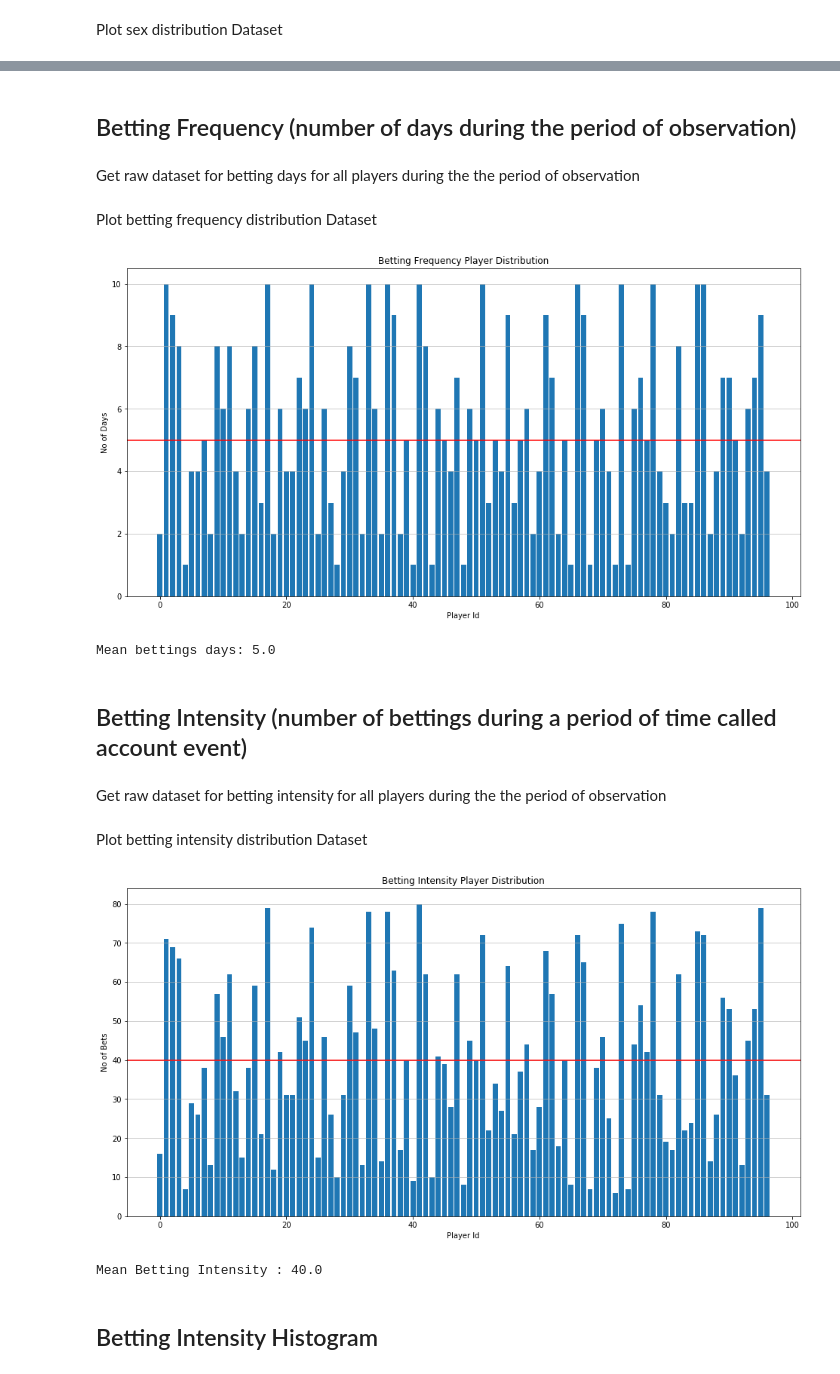
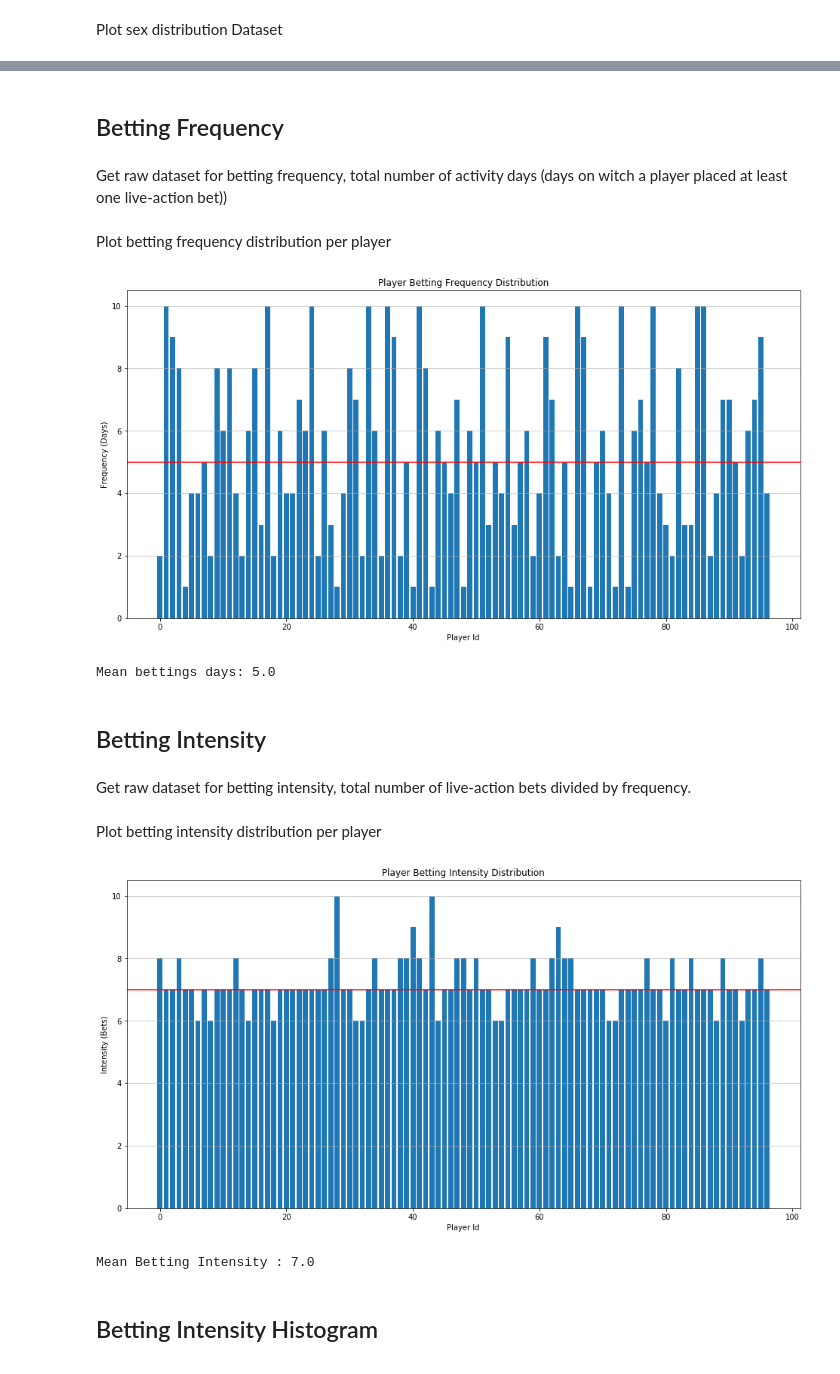
Before and after one commit to masalinas/training-vertica-python, a Jupyter notebook: notebooks/sgij_EDA_vertica.ipynb, the cells around one changed output, grey strips where cells are left out. Cells and saved outputs as stored; diff of their text form; code cells hidden in the pictures.

```diff
--- a/notebooks/sgij_EDA_vertica.ipynb
+++ b/notebooks/sgij_EDA_vertica.ipynb
@@ -26,7 +31,7 @@ YEAR = 2015
 # %% [markdown]
 Vertica Database connection string
 # %%
-config = {'host': '192.168.1.40',
+config = {'host': '192.168.1.125',
              'port': 5433,
              'user': 'dbadmin',
              'password': 'password',
@@ -42,7 +47,7 @@ config = {'host': '192.168.1.40',
 
 try:
   cnx = vertica_python.connect(**config)
-except mysql.connector.Error as err:
+except vertica.connector.Error as err:
   if err.errno == errorcode.ER_ACCESS_DENIED_ERROR:
     print("Something is wrong with your user name or password")
   elif err.errno == errorcode.ER_BAD_DB_ERROR:
@@ -92,10 +97,10 @@ Female Dataset Size: 38
 Male Dataset Size: 59
 ------------------------
 Dataset Size: 97
-# %% [markdown]
-## Betting Frequency (number of days during the period of observation)
-# %% [markdown]
-Get raw dataset for betting days for all players during the the period of observation
+# %% [markdown]
+## Betting Frequency
+# %% [markdown]
+Get raw dataset for betting frequency, total number of activity days (days on witch a player placed at least one live-action bet))
 # %%
 cursor = cnx.cursor()
 
@@ -111,32 +116,34 @@ cursor.execute(query)
 # return a list of tuples
 result_betting_frequency = list(cursor.fetchall())
 # %% [markdown]
-Plot betting frequency distribution Dataset
+Plot betting frequency distribution per player
 # %%
 data = np.array(result_betting_frequency) # numpy convert to string all values
 data = data.astype(int)
 
-values = data[:, 0]
+betting_frequency_values = data[:, 0]
 
-mean = round(values.mean())
+mean = round(betting_frequency_values.mean())
+
+#print(betting_frequency_values.size)
 
 plt.figure(figsize=(16, 8))
-plt.bar(np.arange(values.size), values)
-plt.title('Betting Frequency Player Distribution')
+plt.bar(np.arange(betting_frequency_values.size), betting_frequency_values)
+plt.title('Player Betting Frequency Distribution')
 plt.xlabel('Player Id')
-plt.ylabel('No of Days')
+plt.ylabel('Frequency (Days)')
 plt.axhline(y=mean, color='r', linestyle='-')
 plt.grid(axis='y', alpha=0.75)
 plt.show()
 
 print('Mean bettings days: ' + str(mean))
 # %% [output]
-[figure, old version]
+[figure, new version]
 Mean bettings days: 5.0
-# %% [markdown]
-## Betting Intensity (number of bettings during a period of time called account event)
+# %% [markdown]
+## Betting Intensity
 # %% [markdown]
-Get raw dataset for betting intensity for all players during the the period of observation
+Get raw dataset for betting intensity, total number of live-action bets divided by frequency.
 # %%
 cursor = cnx.cursor()
 
@@ -152,28 +159,30 @@ cursor.execute(query)
 # return a list of tuples
 result_betting_intensity = list(cursor.fetchall())
 # %% [markdown]
-Plot betting intensity distribution Dataset
+Plot betting intensity distribution per player
 # %%
 data = np.array(result_betting_intensity) # numpy convert to string all values
 data = data.astype(int)
 
-values = data[:, 0]
+betting_intensity_values = data[:, 0]
 
-mean = round(values.mean())
+mean = round(betting_intensity_values.mean())
+
+#print(betting_intensity_values.size)
 
 plt.figure(figsize=(16, 8))
-plt.bar(np.arange(values.size), values)
-plt.title('Betting Intensity Player Distribution')
+plt.bar(np.arange(betting_intensity_values.size), betting_intensity_values)
+plt.title('Player Betting Intensity Distribution')
 plt.xlabel('Player Id')
-plt.ylabel('No of Bets')
+plt.ylabel('Intensity (Bets)')
 plt.axhline(y=mean, color='r', linestyle='-')
 plt.grid(axis='y', alpha=0.75)
 plt.show()
 
 print('Mean Betting Intensity : ' + str(mean))
 # %% [output]
-[figure, old version]
+[figure, new version]
-Mean Betting Intensity : 40.0
+Mean Betting Intensity : 7.0
 # %% [markdown]
 ## Betting Intensity Histogram
 # %% [markdown]
```
Also changed, not shown: parts of 32 cells of this notebook, 3 other files.
